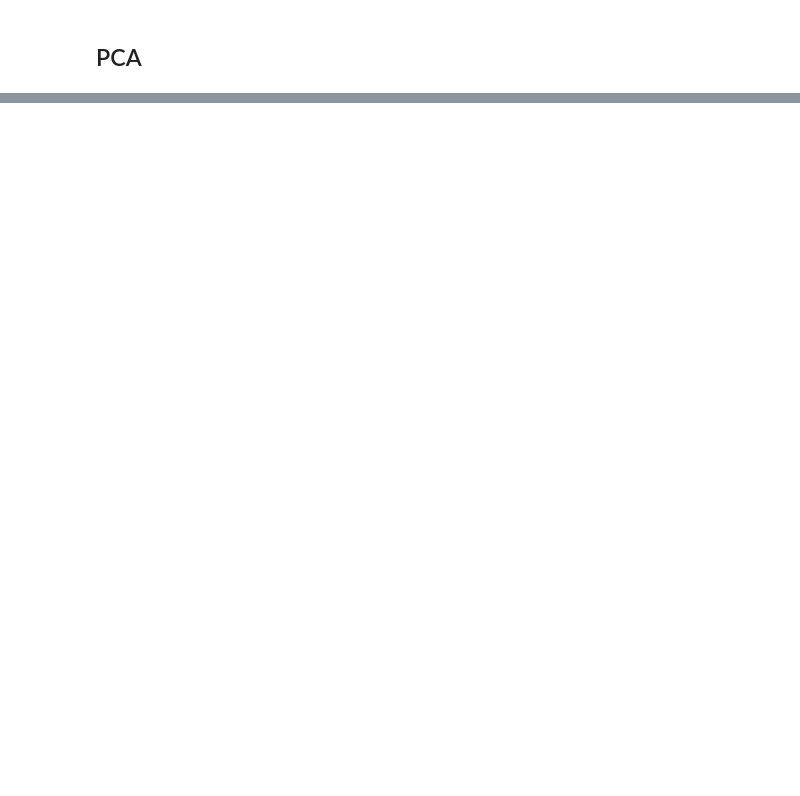
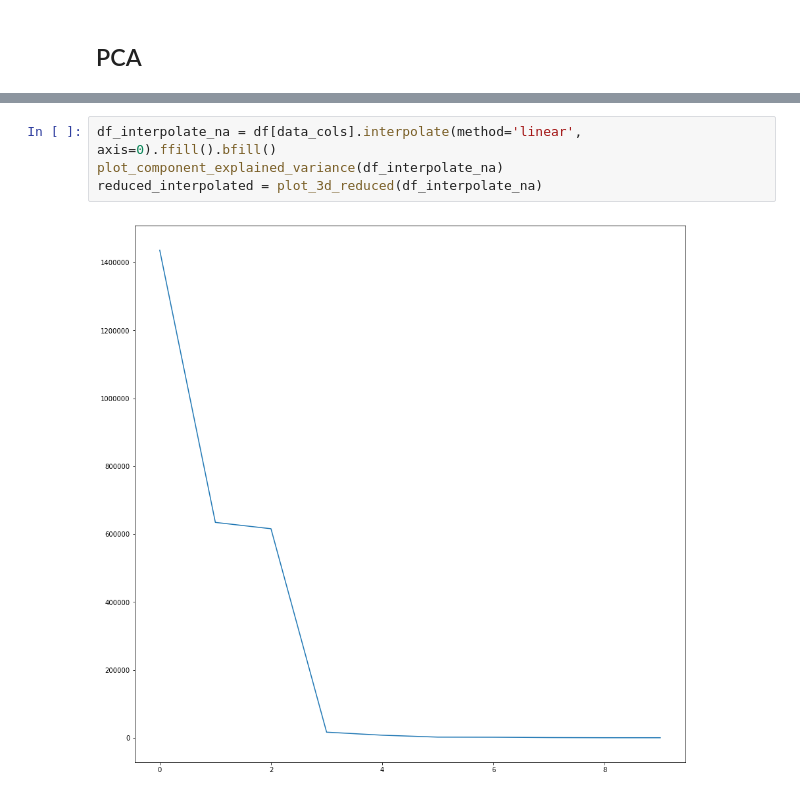
Before and after one commit to j-goldsmith/TurbineTimeSeries.EDA, a Jupyter notebook: src/exploration.ipynb, the cells around one changed output, grey strips where cells are left out. Saved outputs shown, nothing was run; the diff lists cells and outputs as text; blank space fills up the shorter version.

Commit message:
try filling null with mean and interpolated

```diff
--- a/src/exploration.ipynb
+++ b/src/exploration.ipynb
@@ -170,0 +191,6 @@ plt.show()
+# %%
+df_interpolate_na = df[data_cols].interpolate(method='linear', axis=0).ffill().bfill()
+plot_component_explained_variance(df_interpolate_na)
+reduced_interpolated = plot_3d_reduced(df_interpolate_na)
+# %% [output]
+[figure, added]
```
Also changed, not shown: parts of 7 cells of this notebook.
